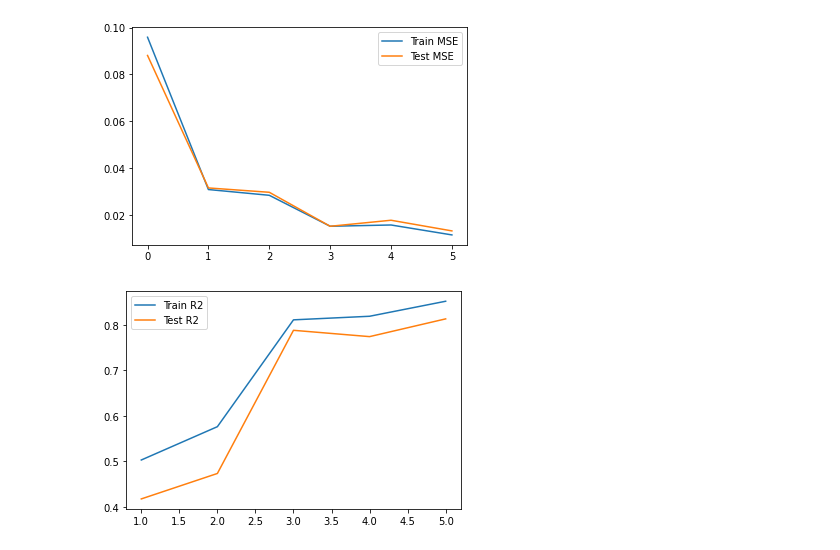
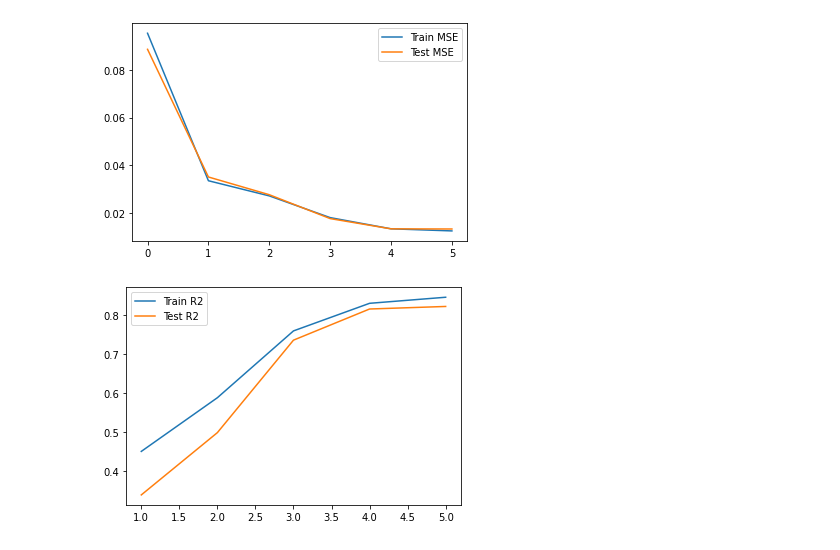
Before and after one commit to haakontm/FYS4155-Project1, a Jupyter notebook: ex1.ipynb, the cells around one changed output. Drawn from its saved outputs; the diff is of its cells as text; code cells hidden in the pictures.

```diff
--- a/ex1.ipynb
+++ b/ex1.ipynb
@@ -45,34 +45,34 @@ test_R2 = np.zeros(n)
 
 for i in range(n):
     z = FrankeFunction(xmesh, ymesh)
-    z += noise * np.random.randn(z.shape[0])
+    z += noise * np.random.randn(z.shape[0], z.shape[1])
 
     X = create_X(xmesh, ymesh, i)
 
     X_train, X_test, z_train, z_test = train_test_split(X, z.reshape(-1, 1), random_state=44)
 
     # scaler LinearRegression()
     linreg.fit(X_train, z_train)
 
     z_tilde = linreg.predict(X_train)
     z_pred = linreg.predict(X_test)
 
     train_MSE[i] = mean_squared_error(z_tilde, z_train)
     train_R2[i] = r2_score(z_tilde, z_train)
     test_MSE[i] = mean_squared_error(z_pred, z_test)
     test_R2[i] = r2_score(z_pred, z_test)
 
 plt.figure()
 plt.plot(range(n), train_MSE, label='Train MSE')
 plt.plot(range(n), test_MSE, label='Test MSE')
 plt.legend()
 plt.figure()
 plt.plot(range(n), train_R2, l1, abel='Train [1:]R2')
 plt.plot(range(n), test_R2, la1, bel='Test R[1:]2')
 plt.legend()
 plt.show()
 
 print()test_t
 # %% [output]
-[figure, old version]
+[figure, new version]
-[figure, old version]
+[figure, new version]
```
